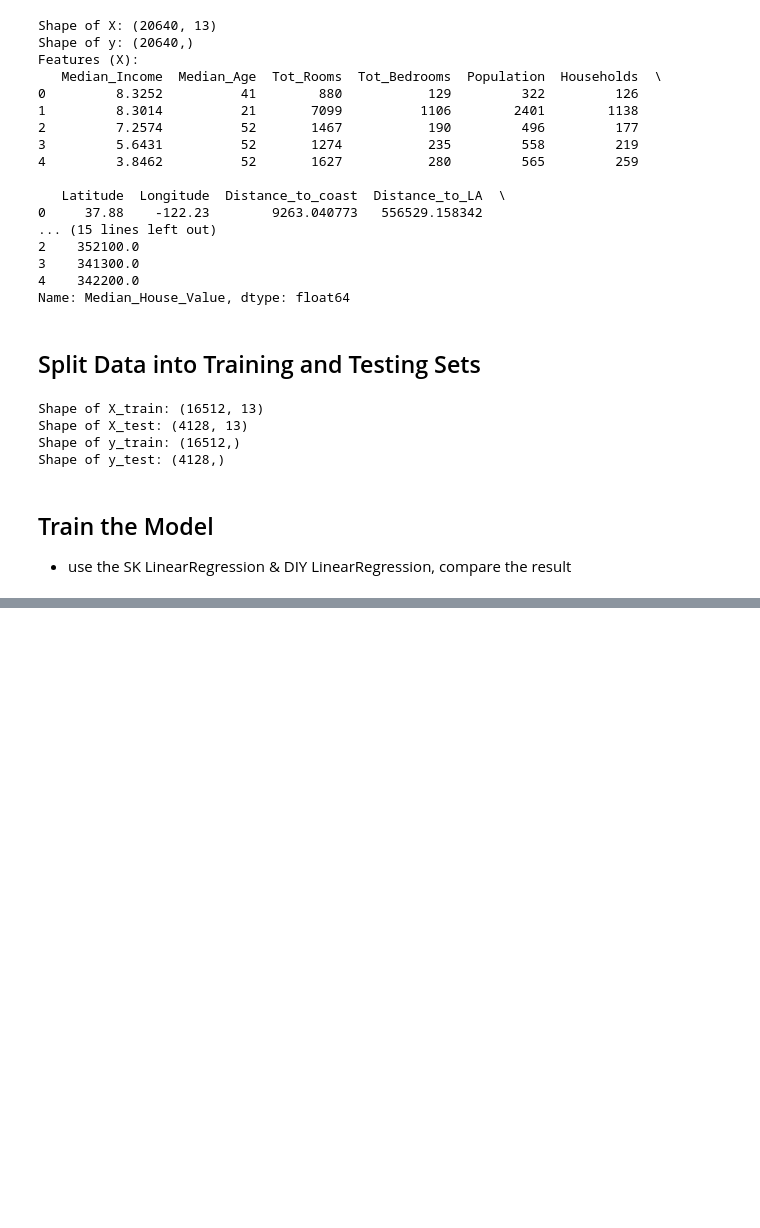
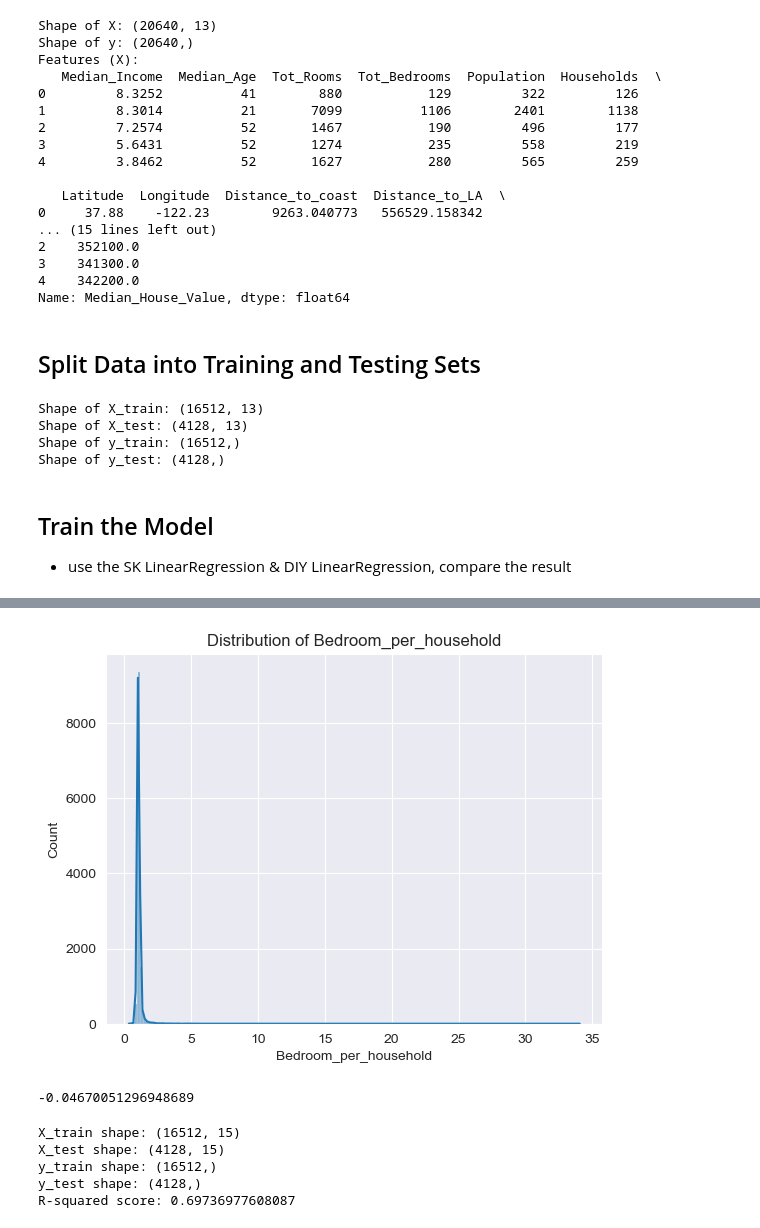
Before and after one commit to XianReallyHot-ZZH/AI-ZeroToOne, a Jupyter notebook: Season-1/LinearModel/HousePrice.ipynb, the cells around one changed output, grey strips where cells are left out. Drawn from its saved outputs; the diff is of its cells as text; code cells hidden in the pictures; blank space fills up the shorter version.

```diff
--- a/Season-1/LinearModel/HousePrice.ipynb
+++ b/Season-1/LinearModel/HousePrice.ipynb
@@ -194,0 +223,43 @@ R-squared score: 0.33581316300925534
+# %%
+# Let's add a new feature, bedroom_per_household
+df['Bedroom_per_household'] = df['Tot_Bedrooms'] / df['Households']
+# draw the distribution of the new feature & correlation with the target
+sns.histplot(df['Bedroom_per_household'], kde=True)
+plt.title('Distribution of Bedroom_per_household')
+plt.show()
+print(df['Bedroom_per_household'].corr(df['Median_House_Value']))
+# %% [output]
+[figure, added]
+-0.04670051296948689
+# %%
+# Make the Median_House_Value feature stronger
+# df['Median_House_Value'] = np.log1p(df['Median_House_Value'])
+df['Median_House_Value'] = np.log(df['Median_House_Value'])
+df['Median_Income'] = np.log(df['Median_Income'])
+# Handle the left skewed data
+df['Distance_to_coast'] = np.log(df['Distance_to_coast'])
+df['Bedroom_per_household'] = np.log(df['Bedroom_per_household'])
+
+# test the model with the new feature
+X = df.drop('Median_House_Value', axis=1)
+y = df['Median_House_Value']
+X_train, X_test, y_train, y_test = train_test_split(X, y, test_size=0.2, random_state=42)
+
+# print the shape of the data
+print("X_train shape:", X_train.shape)
+print("X_test shape:", X_test.shape)
+print("y_train shape:", y_train.shape)
+print("y_test shape:", y_test.shape)
+
+from sklearn.linear_model import  LinearRegression
+model = LinearRegression()
+model.fit(X_train, y_train)
+
+##Evaluate the Model
+print("R-squared score:", model.score(X_test, y_test))
+# %% [output]
+X_train shape: (16512, 15)
+X_test shape: (4128, 15)
+y_train shape: (16512,)
+y_test shape: (4128,)
+R-squared score: 0.69736977608087
```
Also changed, not shown: parts of 4 cells of this notebook.
